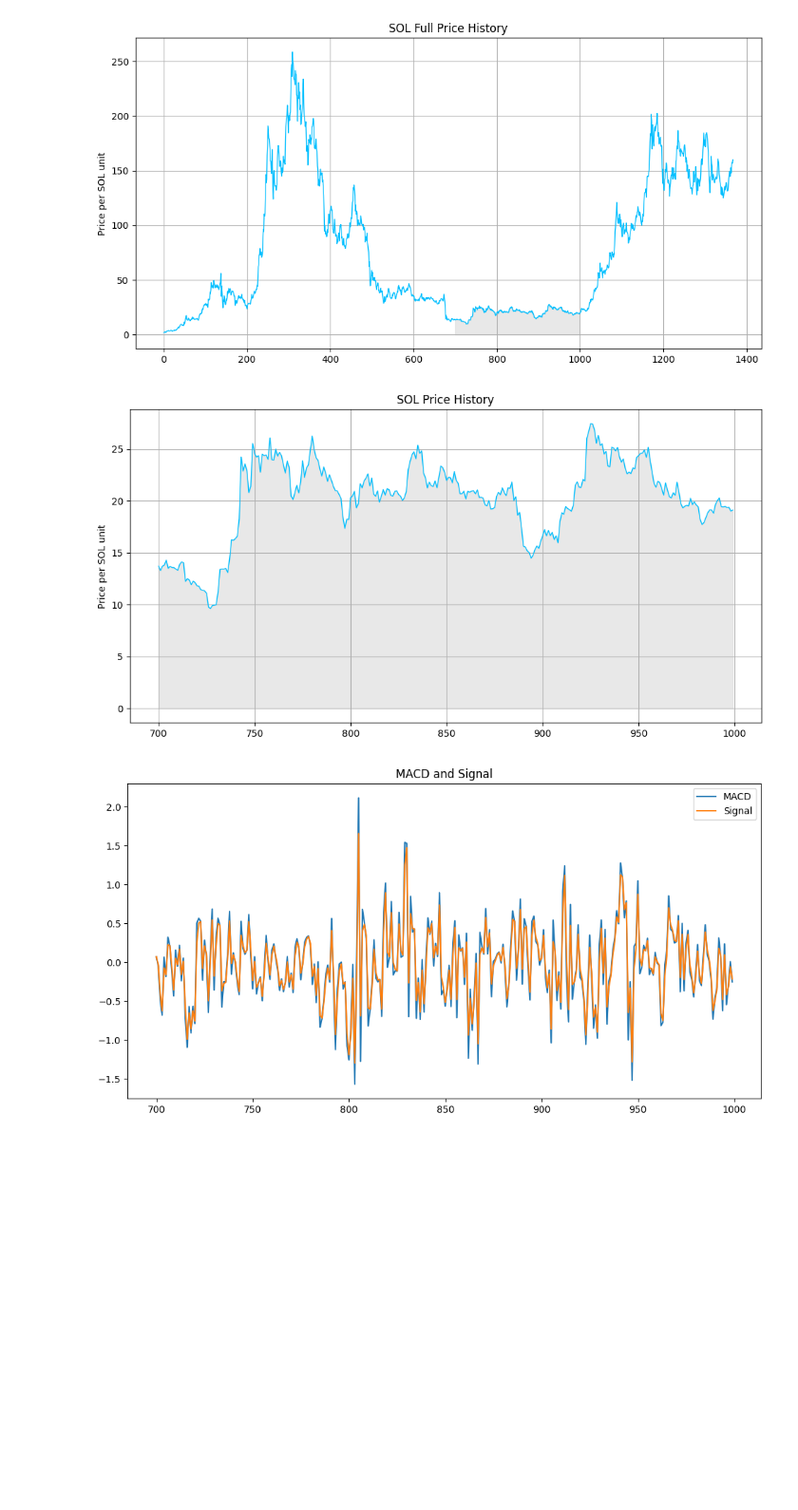
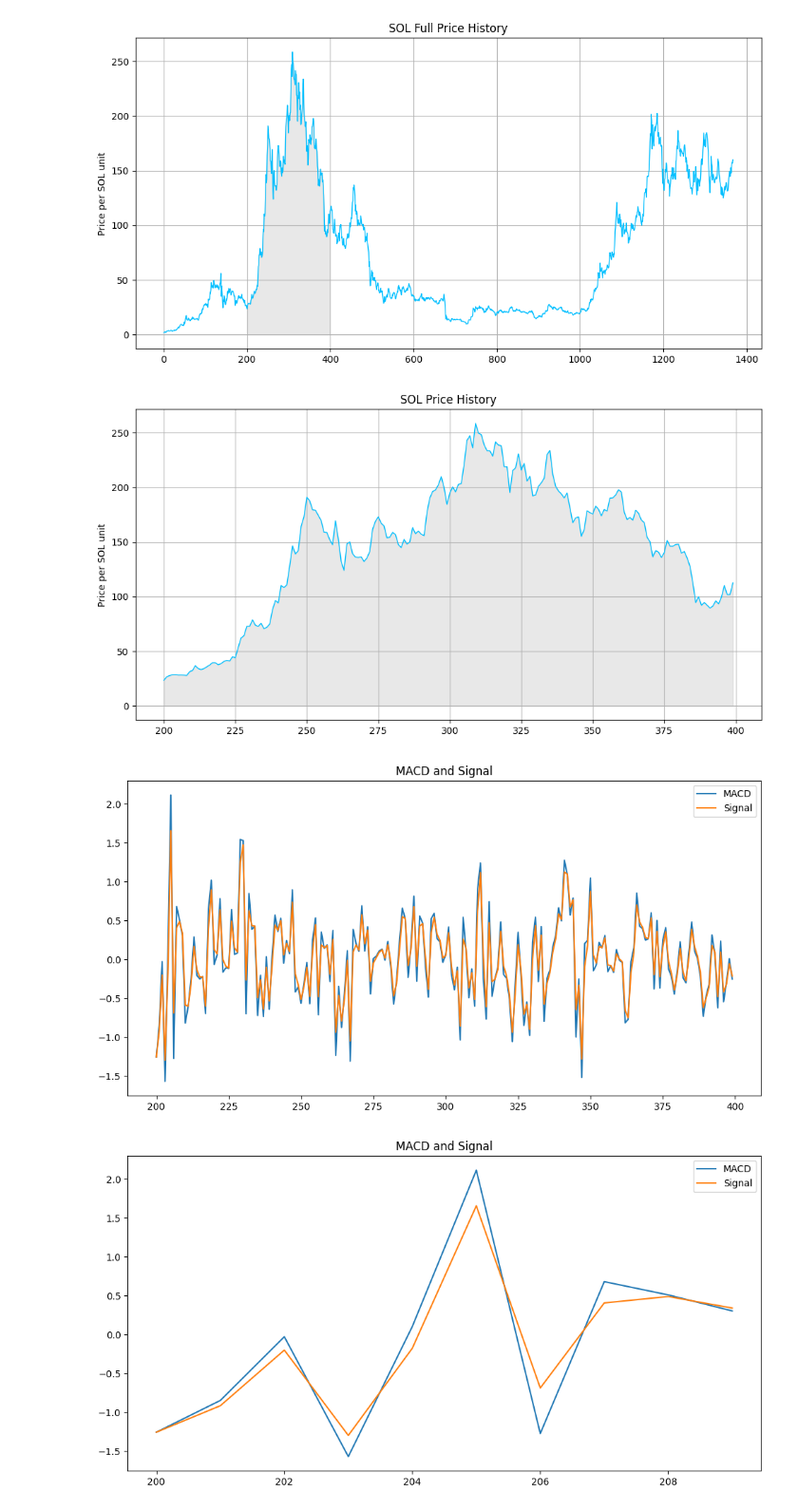
Before and after one commit to ZussmanFranz/Politechnika_Gdanska, a Jupyter notebook: Sem4/MN/project1/project1.ipynb, the cells around one changed output. Shown: that part at 95% size. Saved outputs shown, nothing was run; the diff lists cells and outputs as text; code cells hidden in the pictures; blank space fills up the shorter version.

Commit message:
MN project1 summary started + additional plots generated

```diff
--- a/Sem4/MN/project1/project1.ipynb
+++ b/Sem4/MN/project1/project1.ipynb
@@ -227,8 +227,8 @@ print(data_frame.info)
 close_data = data_frame.get("Close").tolist()   # Price and the end of the day
 time_data = data_frame.get("time").tolist()     # Corresponding days
 
-analyzed_from = 700
-analyzed_to = 1000
+analyzed_from = 200
+analyzed_to = 400
 
 n_records = len(close_data)
 n_records_analyzed = analyzed_to - analyzed_from
@@ -257,14 +257,20 @@ plot_price_history(plt, x_full, close_data, (12, 6), title='SOL Full Price Histo
 # %%
 plot_price_history(plt, x_analyzed, close_data, (12, 6), fill_range=x_analyzed)
 # %% [output]
-[figure, old version]
+[figure, new version]
 # %%
 macd_values = MACD_values(n_records_analyzed, close_data)
 signal_values = Signal_values(n_records_analyzed, macd_values)
 
 plot_macd_signal(x_analyzed, macd_values, signal_values)
+
+example_from = 0
+example_to = 10
+
+plot_macd_signal(x_analyzed[example_from:example_to], macd_values[example_from:example_to], signal_values[example_from:example_to])
 # %% [output]
-[figure, old version]
+[figure, new version]
+[figure, added]
 # %%
 # For transaction decision me are interested in MACD Signal difference
 macd_signal_difference = np.subtract(macd_values, signal_values)
```
Also changed, not shown: parts of 5 cells of this notebook, 16 other files.
